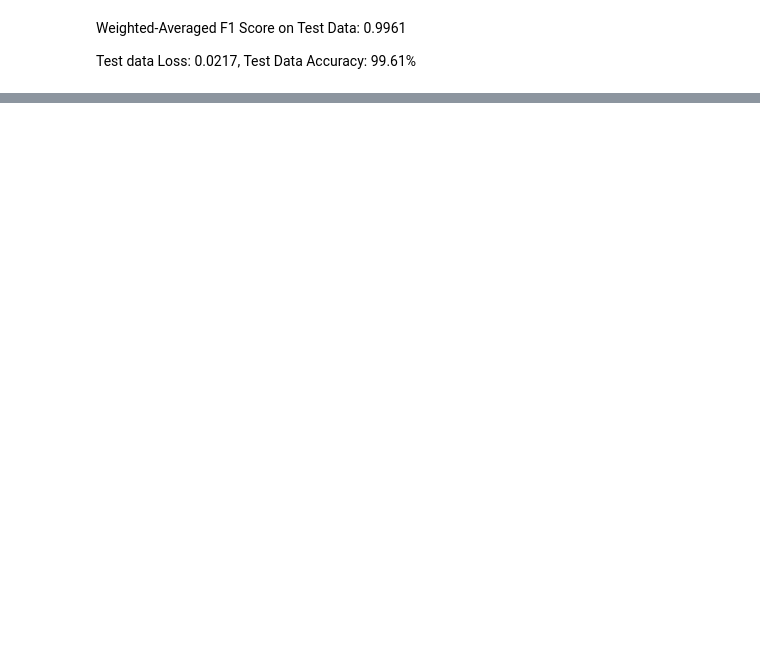
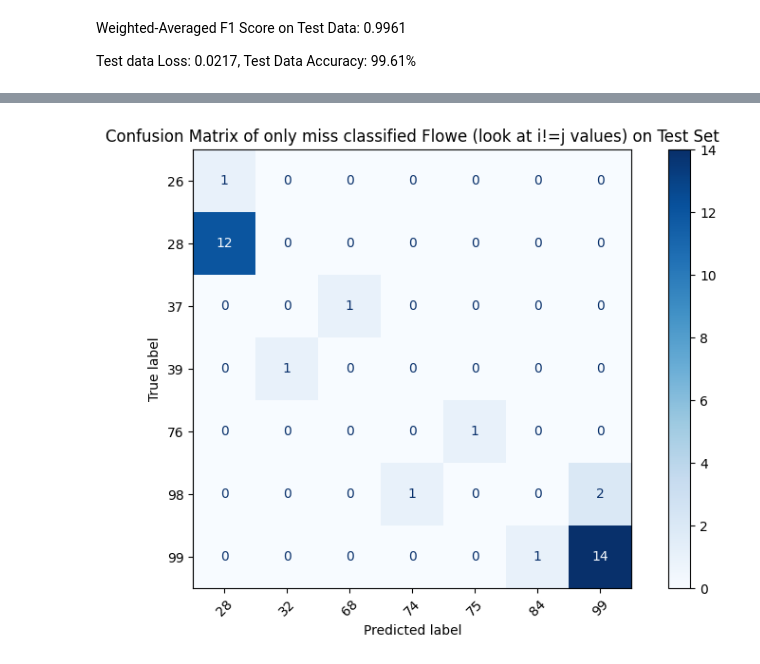
Before and after one commit to avinishV/vision-playground, a Jupyter notebook: dinov2-for-flower-classification-f1-99-5.ipynb, the cells around one changed output, grey strips where cells are left out. Cells and saved outputs as stored; diff of their text form; code cells hidden in the pictures; blank space fills up the shorter version.

Commit message:
clean up, comments, confusion matrix | Version 3

```diff
--- a/dinov2-for-flower-classification-f1-99-5.ipynb
+++ b/dinov2-for-flower-classification-f1-99-5.ipynb
@@ -417,0 +490,21 @@ Test data Loss: 0.0217, Test Data Accuracy: 99.61%
+# %%
+import matplotlib.pyplot as plt
+import numpy as np
+from sklearn.metrics import confusion_matrix, ConfusionMatrixDisplay
+
+cm = confusion_matrix(all_labels, all_preds)
+# Get the indices where row ≠ column (i ≠ j) and value is non-zero
+misclassified_indices = [(i, j, cm[i, j])
+                         for i in range(cm.shape[0])
+                         for j in range(cm.shape[1])
+                         if i != j and cm[i, j] != 0]
+row_indices = sorted(set(i for i, _, _ in misclassified_indices))
+col_indices = sorted(set(j for _, j, _ in misclassified_indices))
+
+if len(row_indices) < len(col_indices):
+    row_indices = balance_lists_with_unique_values(row_indices, col_indices)
+elif len(row_indices) > len(col_indices):
+    col_indices = balance_lists_with_unique_values(col_indices, row_indices)
+
+sub_cm = cm[np.ix_(row_indices, col_indices)]
+misclassified_indices, row_indices, col_indices
@@ -417,0 +522,14 @@ Test data Loss: 0.0217, Test Data Accuracy: 99.61%
+# %%
+# plotting part of the confusion matrix where missclassification happened, look at i!=j values
+fig, ax = plt.subplots(figsize=(10, 6))
+disp = ConfusionMatrixDisplay(confusion_matrix=sub_cm, display_labels=col_indices)
+disp.plot(ax=ax, cmap='Blues', colorbar=True, xticks_rotation=45)
+
+# Set y-axis labels manually
+disp.ax_.set_yticks(np.arange(len(row_indices)))
+disp.ax_.set_yticklabels(row_indices)
+
+plt.title("Confusion Matrix of only miss classified Flowe (look at i!=j values) on Test Set")
+plt.show()
+# %% [output]
+[figure, added]
```
Also changed, not shown: parts of 26 cells of this notebook.
